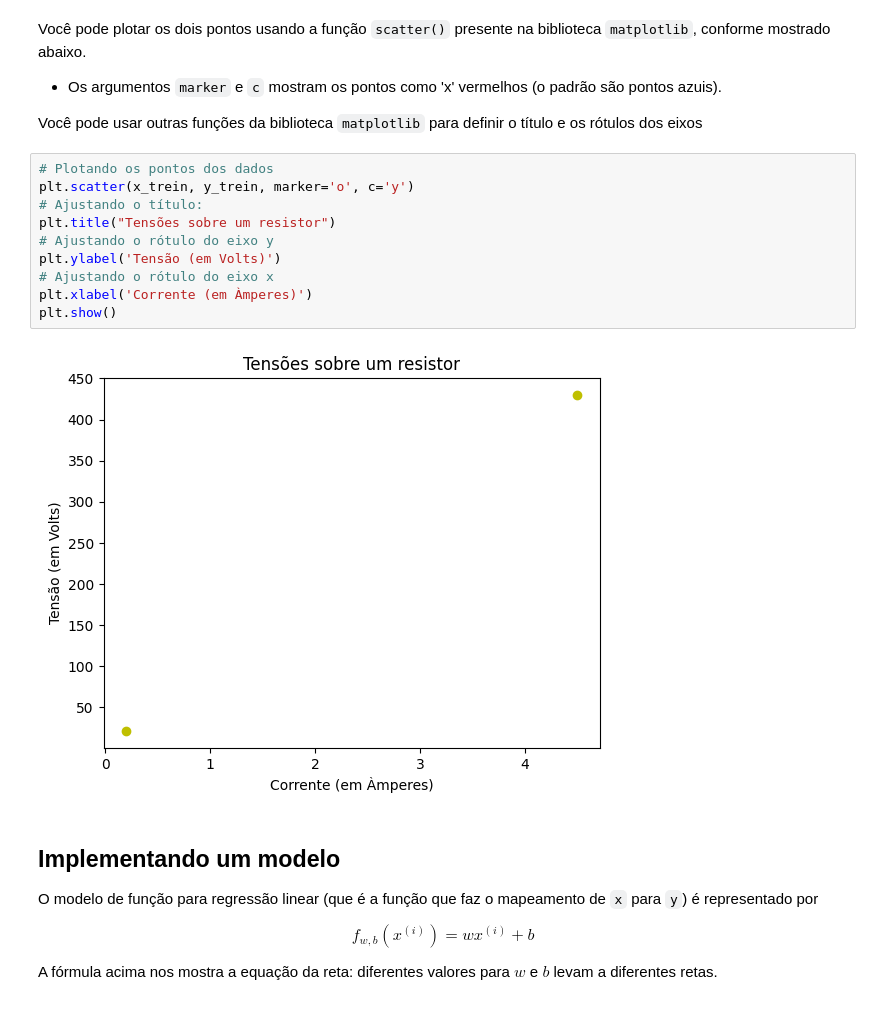
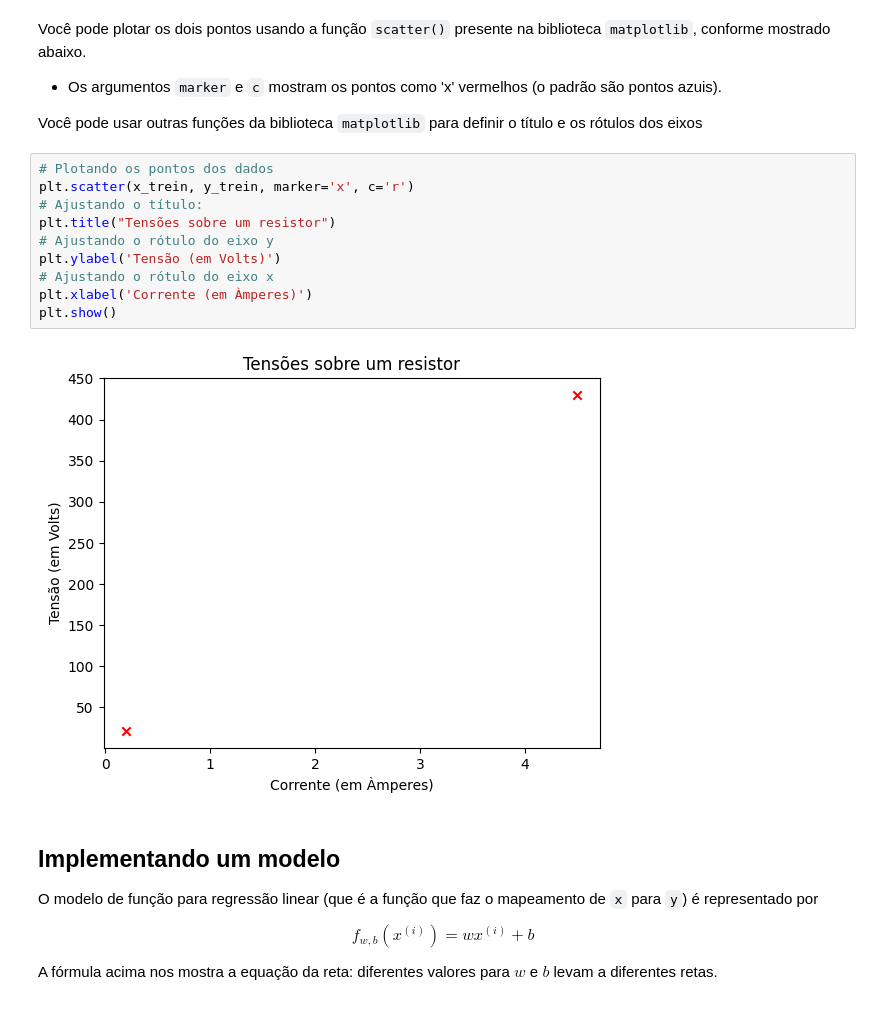
Before and after one commit to RomanGustavo/Mestrado---ML, a Jupyter notebook: codigo_aula3_representacao_do_modelo.ipynb, the cells around one changed output. Cells and saved outputs as stored; diff of their text form.

```diff
--- a/codigo_aula3_representacao_do_modelo.ipynb
+++ b/codigo_aula3_representacao_do_modelo.ipynb
@@ -85,16 +85,16 @@ Você pode plotar os dois pontos usando a função `scatter()` presente na bibli
 Você pode usar outras funções da biblioteca `matplotlib` para definir o título e os rótulos dos eixos
 # %%
 # Plotando os pontos dos dados
-plt.scatter(x_trein, y_trein, marker='o', c='y')
+plt.scatter(x_trein, y_trein, marker='x', c='r')
 # Ajustando o título:
 plt.title("Tensões sobre um resistor")
 # Ajustando o rótulo do eixo y
 plt.ylabel('Tensão (em Volts)')
 # Ajustando o rótulo do eixo x
 plt.xlabel('Corrente (em Àmperes)')
 plt.show()
 # %% [output]
-[figure, old version]
+[figure, new version]
 # %% [markdown]
 ## Implementando um modelo
 
```
